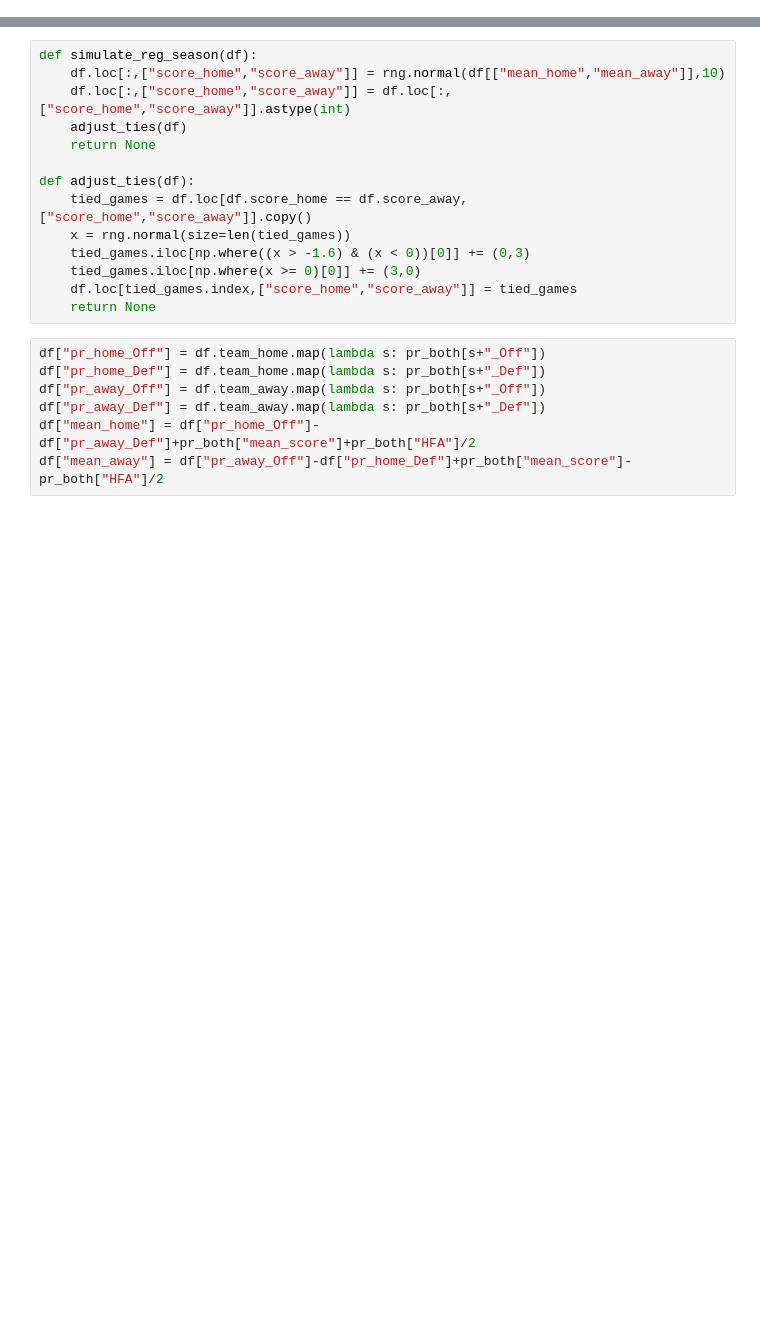
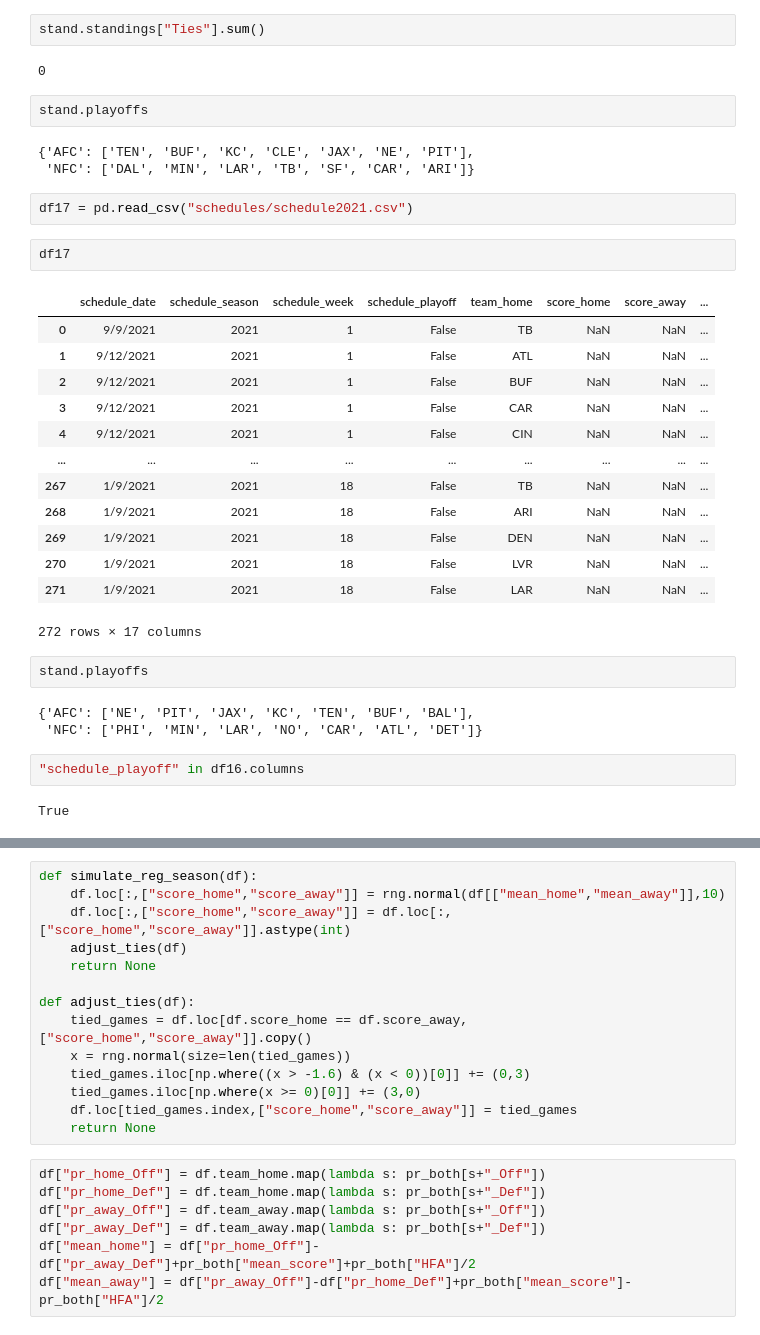
Before and after one commit to ChristopherDavisUCI/NFL2021-Simulation, a Jupyter notebook: NFL simulation practice.ipynb, the cells around one changed output, grey strips where cells are left out. Cells and saved outputs as stored; diff of their text form; blank space fills up the shorter version.

```diff
--- a/NFL simulation practice.ipynb
+++ b/NFL simulation practice.ipynb
@@ -0,0 +63,36 @@
+# %%
+stand.standings["Ties"].sum()
+# %% [output]
+0
+# %%
+stand.playoffs
+# %% [output]
+{'AFC': ['TEN', 'BUF', 'KC', 'CLE', 'JAX', 'NE', 'PIT'],
+ 'NFC': ['DAL', 'MIN', 'LAR', 'TB', 'SF', 'CAR', 'ARI']}
+# %%
+df17 = pd.read_csv("schedules/schedule2021.csv")
+# %%
+df17
+# %% [output]
+|  | schedule_date | schedule_season | schedule_week | schedule_playoff | team_home | score_home | score_away | ... |
+| 0 | 9/9/2021 | 2021 | 1 | False | TB | NaN | NaN | ... |
+| 1 | 9/12/2021 | 2021 | 1 | False | ATL | NaN | NaN | ... |
+| 2 | 9/12/2021 | 2021 | 1 | False | BUF | NaN | NaN | ... |
+| 3 | 9/12/2021 | 2021 | 1 | False | CAR | NaN | NaN | ... |
+| 4 | 9/12/2021 | 2021 | 1 | False | CIN | NaN | NaN | ... |
+| ... | ... | ... | ... | ... | ... | ... | ... | ... |
+| 267 | 1/9/2021 | 2021 | 18 | False | TB | NaN | NaN | ... |
+| 268 | 1/9/2021 | 2021 | 18 | False | ARI | NaN | NaN | ... |
+| 269 | 1/9/2021 | 2021 | 18 | False | DEN | NaN | NaN | ... |
+| 270 | 1/9/2021 | 2021 | 18 | False | LVR | NaN | NaN | ... |
+| 271 | 1/9/2021 | 2021 | 18 | False | LAR | NaN | NaN | ... |
+272 rows × 17 columns
+# %%
+stand.playoffs
+# %% [output]
+{'AFC': ['NE', 'PIT', 'JAX', 'KC', 'TEN', 'BUF', 'BAL'],
+ 'NFC': ['PHI', 'MIN', 'LAR', 'NO', 'CAR', 'ATL', 'DET']}
+# %%
+"schedule_playoff" in df16.columns
+# %% [output]
+True
```
Also changed, not shown: parts of 26 cells of this notebook, 8 other files.
